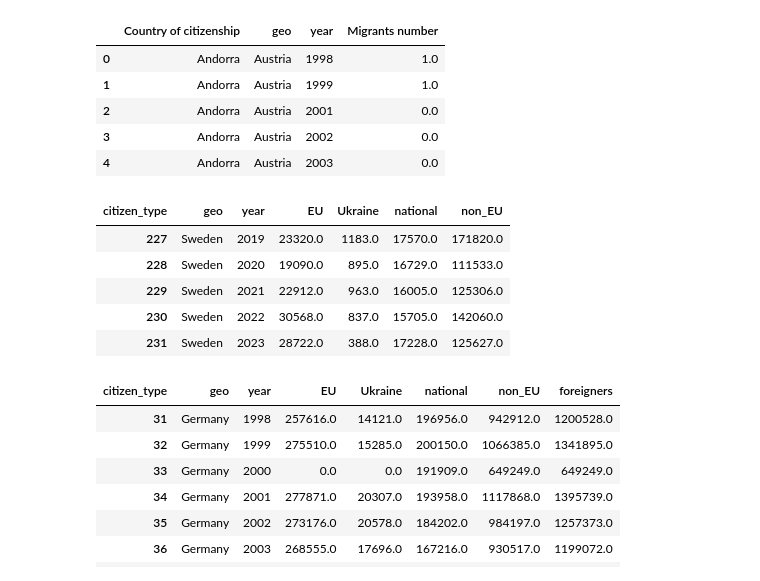
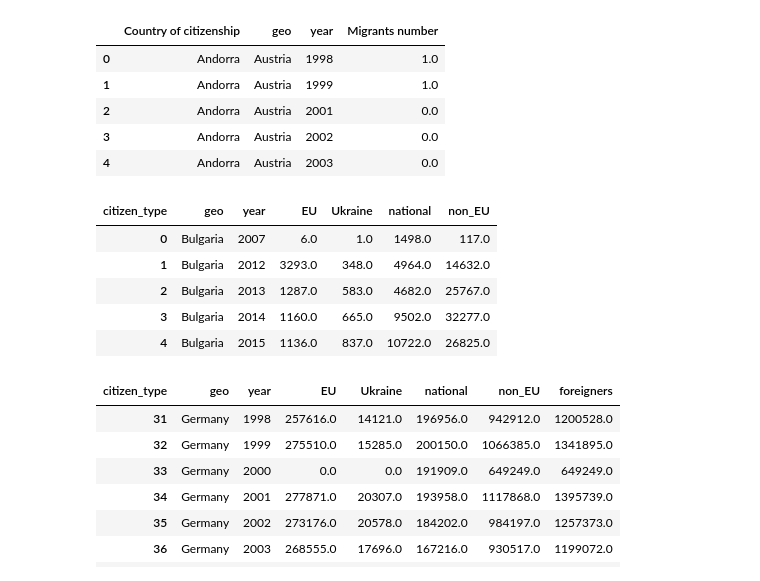
Before and after one commit to natix-x/Data-mining-in-Migration-Analysis, a Jupyter notebook: data_analysis/migration_numbers_combined.ipynb, the cells around one changed output. Saved outputs shown, nothing was run; the diff lists cells and outputs as text; code cells hidden in the pictures.

```diff
--- a/data_analysis/migration_numbers_combined.ipynb
+++ b/data_analysis/migration_numbers_combined.ipynb
@@ -168,14 +173,14 @@ pivot = summary.pivot_table(
     fill_value=0
 ).reset_index()
 # %%
-pivot.tail()
+pivot.head()
 # %% [output]
 | citizen_type | geo | year | EU | Ukraine | national | non_EU |
-| 227 | Sweden | 2019 | 23320.0 | 1183.0 | 17570.0 | 171820.0 |
-| 228 | Sweden | 2020 | 19090.0 | 895.0 | 16729.0 | 111533.0 |
-| 229 | Sweden | 2021 | 22912.0 | 963.0 | 16005.0 | 125306.0 |
-| 230 | Sweden | 2022 | 30568.0 | 837.0 | 15705.0 | 142060.0 |
-| 231 | Sweden | 2023 | 28722.0 | 388.0 | 17228.0 | 125627.0 |
+| 0 | Bulgaria | 2007 | 6.0 | 1.0 | 1498.0 | 117.0 |
+| 1 | Bulgaria | 2012 | 3293.0 | 348.0 | 4964.0 | 14632.0 |
+| 2 | Bulgaria | 2013 | 1287.0 | 583.0 | 4682.0 | 25767.0 |
+| 3 | Bulgaria | 2014 | 1160.0 | 665.0 | 9502.0 | 32277.0 |
+| 4 | Bulgaria | 2015 | 1136.0 | 837.0 | 10722.0 | 26825.0 |
 # %%
 pivot['non_EU'] = pivot['non_EU'] + pivot['Ukraine']
 # %%
```
Also changed, not shown: parts of 11 cells of this notebook.
